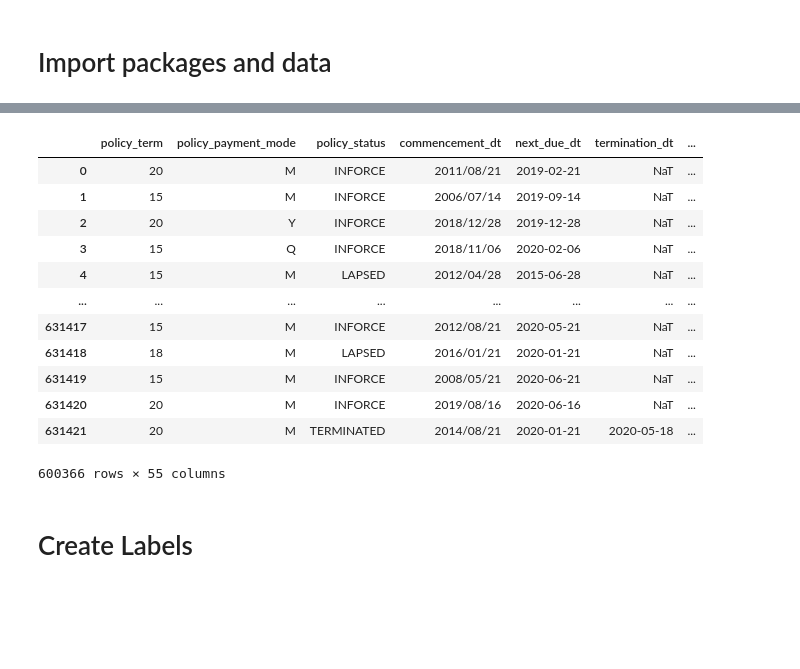
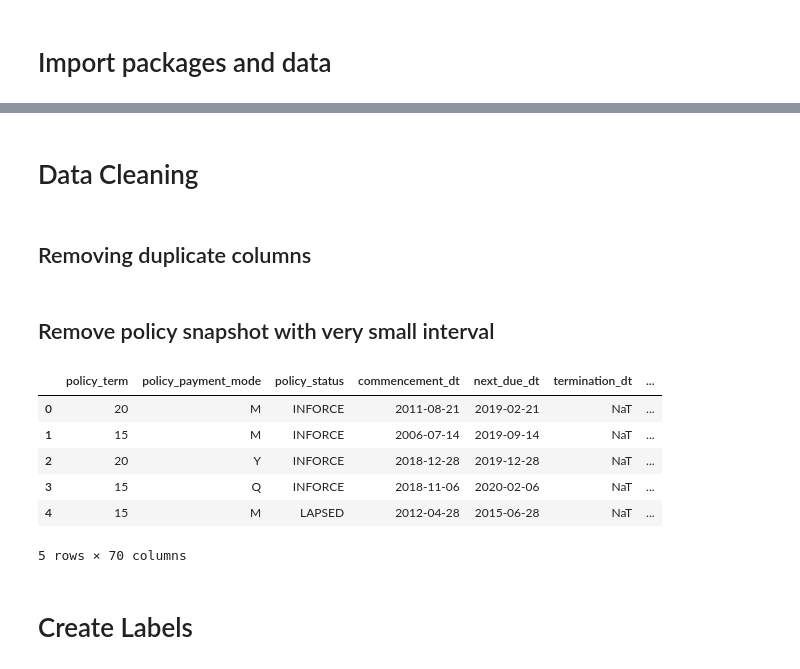
Before and after one commit to nisalr/datastorm-2.0-case-study, a Jupyter notebook: src/model-v1.ipynb, the cells around one changed output, grey strips where cells are left out. Cells and saved outputs as stored; diff of their text form; code cells hidden in the pictures; blank space fills up the shorter version.

```diff
--- a/src/model-v1.ipynb
+++ b/src/model-v1.ipynb
@@ -10,6 +10,8 @@ from sklearn.metrics import roc_auc_score, classification_report, confusion_matr
 # %%
 POLICY_DATA = '../data/datastorm_policy_data.csv'
 AGENT_DATA = '../data/datastorm_agent_data.csv'
+# %%
+df_agent = pd.read_csv(AGENT_DATA)
 # %%
 df = pd.read_csv(POLICY_DATA, parse_dates=['next_due_dt', 'termination_dt',
                                            'main_holder_dob', 'spouse_dob',
@@ -20,23 +38,27 @@ df = pd.read_csv(POLICY_DATA, parse_dates=['next_due_dt', 'termination_dt',
+# %%
+df = df.merge(df_agent, on='agent_code', how='left')
 # %%
 df = df.drop(columns=['main_holder_occupation_cd', 'product_code'])
+# %% [markdown]
+# Data Cleaning
+# %% [markdown]
+## Removing duplicate columns
+# %%
+df = df.drop_duplicates(subset=['policy_code', 'client_code', 'policy_snapshot_as_on'], keep='first')
+# %% [markdown]
+## Remove policy snapshot with very small interval
 # %%
 df = df[df.policy_snapshot_as_on != 20190831]
 # %%
-df
+df.head()
 # %% [output]
 |  | policy_term | policy_payment_mode | policy_status | commencement_dt | next_due_dt | termination_dt | ... |
-| 0 | 20 | M | INFORCE | 2011/08/21 | 2019-02-21 | NaT | ... |
-| 1 | 15 | M | INFORCE | 2006/07/14 | 2019-09-14 | NaT | ... |
-| 2 | 20 | Y | INFORCE | 2018/12/28 | 2019-12-28 | NaT | ... |
-| 3 | 15 | Q | INFORCE | 2018/11/06 | 2020-02-06 | NaT | ... |
-| 4 | 15 | M | LAPSED | 2012/04/28 | 2015-06-28 | NaT | ... |
-| ... | ... | ... | ... | ... | ... | ... | ... |
-| 631417 | 15 | M | INFORCE | 2012/08/21 | 2020-05-21 | NaT | ... |
-| 631418 | 18 | M | LAPSED | 2016/01/21 | 2020-01-21 | NaT | ... |
-| 631419 | 15 | M | INFORCE | 2008/05/21 | 2020-06-21 | NaT | ... |
-| 631420 | 20 | M | INFORCE | 2019/08/16 | 2020-06-16 | NaT | ... |
-| 631421 | 20 | M | TERMINATED | 2014/08/21 | 2020-01-21 | 2020-05-18 | ... |
+| 0 | 20 | M | INFORCE | 2011-08-21 | 2019-02-21 | NaT | ... |
+| 1 | 15 | M | INFORCE | 2006-07-14 | 2019-09-14 | NaT | ... |
+| 2 | 20 | Y | INFORCE | 2018-12-28 | 2019-12-28 | NaT | ... |
+| 3 | 15 | Q | INFORCE | 2018-11-06 | 2020-02-06 | NaT | ... |
+| 4 | 15 | M | LAPSED | 2012-04-28 | 2015-06-28 | NaT | ... |
-600366 rows × 55 columns
+5 rows × 70 columns
 # %% [markdown]
 # Create Labels
 # %%
```
Also changed, not shown: parts of 35 cells of this notebook.
